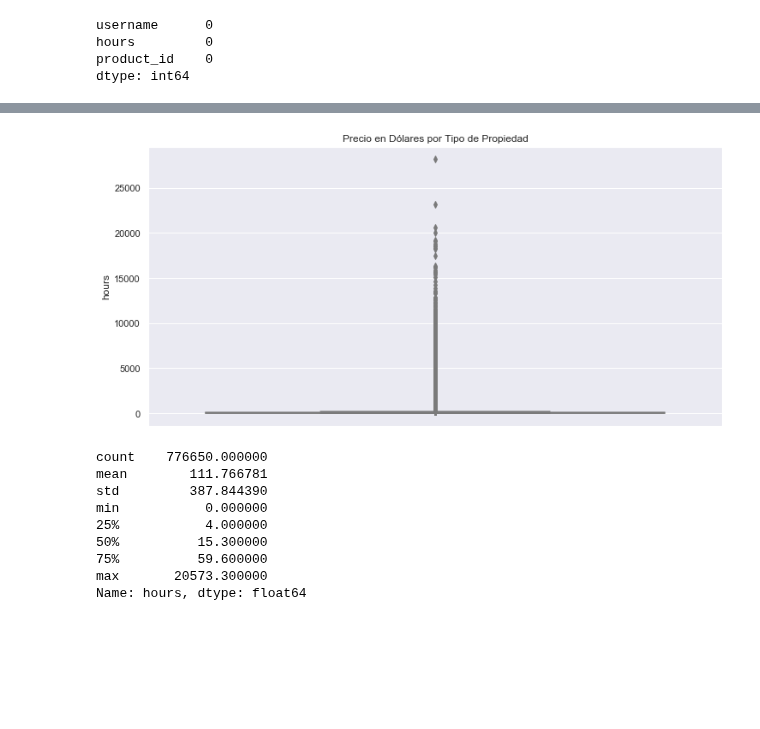
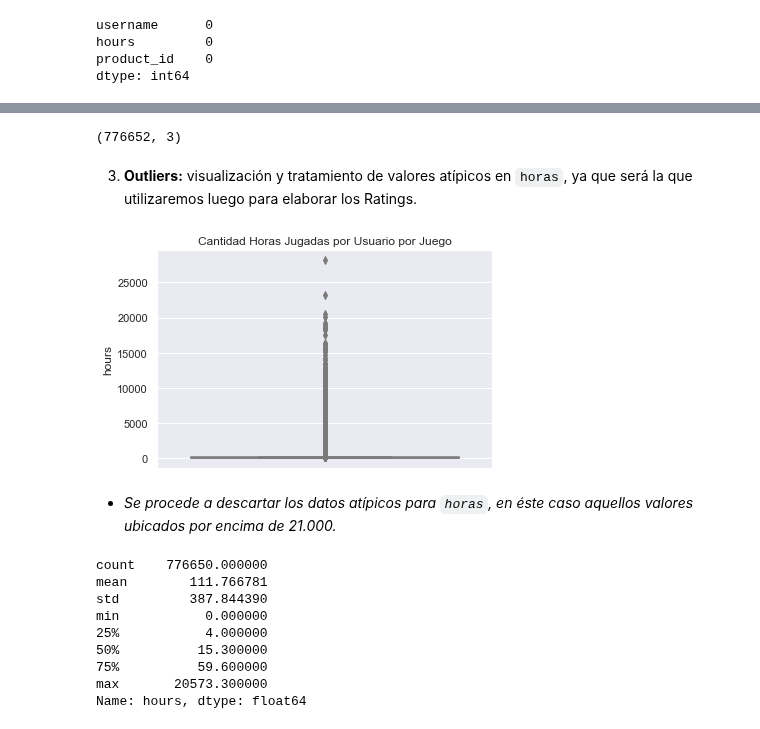
Before and after one commit to alseveso/AcamicaDS, a Jupyter notebook: Proyecto 3/A. Proyecto 03_Alejandra Seveso.ipynb, the cells around one changed output, grey strips where cells are left out. Cells and saved outputs as stored; diff of their text form; code cells hidden in the pictures; blank space fills up the shorter version.

```diff
--- a/Proyecto 3/A. Proyecto 03_Alejandra Seveso.ipynb
+++ b/Proyecto 3/A. Proyecto 03_Alejandra Seveso.ipynb
@@ -281,10 +262,18 @@ df2
+# %%
+print(df2.shape)
+# %% [output]
+(776652, 3)
+# %% [markdown]
+3. __Outliers:__ visualización y tratamiento de valores atípicos en `horas`, ya que será la que utilizaremos luego para elaborar los Ratings.
 # %%
-plt.figure(figsize = (12,6))
+plt.figure(figsize = (6,4))
 sns.boxplot(data = df2, y = 'hours', palette= 'pastel')
-plt.title('Precio en Dólares por Tipo de Propiedad')
+plt.title('Cantidad Horas Jugadas por Usuario por Juego')
 plt.ticklabel_format(axis = 'y', style = 'plain')
 # %% [output]
-[figure, old version]
+[figure, new version]
+# %% [markdown]
+* *Se procede a descartar los datos atípicos para `horas`, en éste caso aquellos valores ubicados por encima de 21.000.*
 # %%
 mask_hours = (df2['hours'] <= 21000)
 df3 = df2[mask_hours]
```
Also changed, not shown: parts of 32 cells of this notebook, 1 other file.
